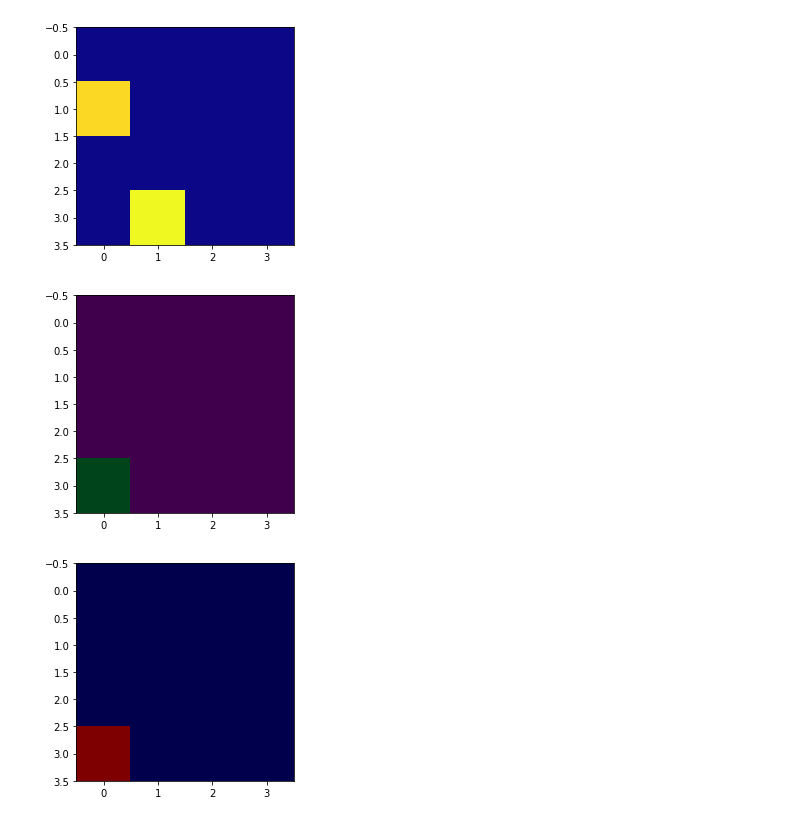
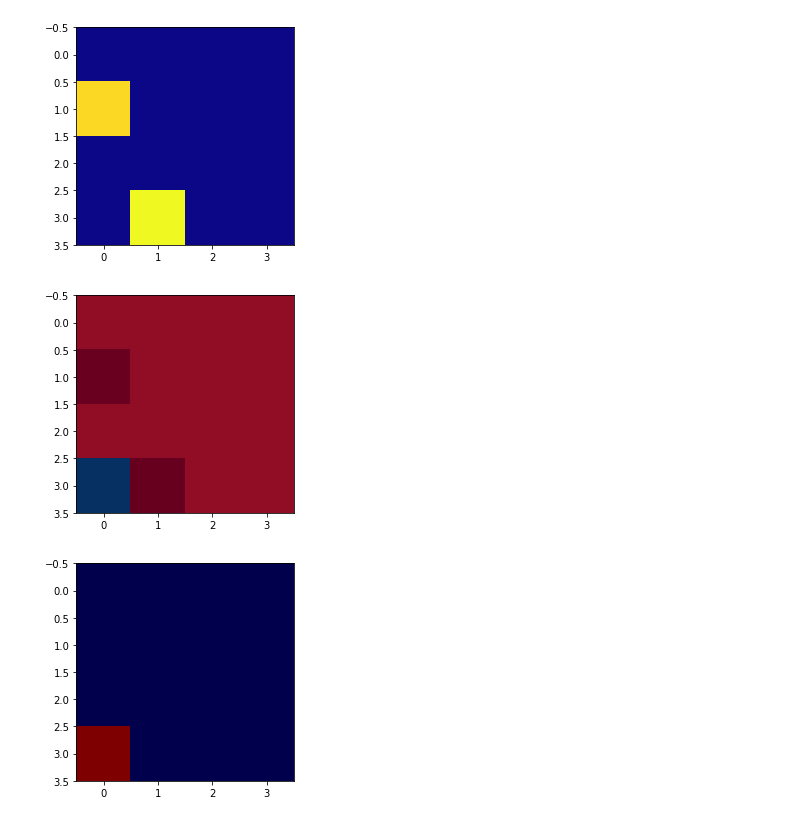
Before and after one commit to as395/GammaSpectroscopy, a Jupyter notebook: Decay scheme to measured peaks (text file input).ipynb, the cells around one changed output. Drawn from its saved outputs; the diff is of its cells as text; code cells hidden in the pictures.

```diff
--- a/Decay scheme to measured peaks (text file input).ipynb
+++ b/Decay scheme to measured peaks (text file input).ipynb
@@ -67,8 +67,9 @@ print("Branching fractions:",'\n',x)
 # X = np.array([[0,0,0,0],[99.9826,0,0,0],[0.0012,0.0076,0,0],[0.000002,99.85,0.0075,0]])
 
 '''Total Efficiency'''
-T = np.array(Data[6])
-et = T.sum()/64 #for total array
+# T = np.array(Data[6])
+# et = T.sum()/64 #for total array
+et = 1
 print("Total efficiency:",'\n',et)
 
 '''Peak Efficiencies'''
@@ -102,26 +103,27 @@ e = c*et
 b = x-e
 
 '''Source disintegration rate'''
-r = np.array(Data[11])
-R = r.sum()
+# r = np.array(Data[11])
+# R = r.sum()
+R = 100
 print("Source disintegration rate:",R)
 
 E = np.identity(len(Data[11]))
 
 '''NO SUMMING'''
 Ao = a
-Bo = E+b
-print("B_o",'\n', Bo)
+Bo = E+x
+# print("B_o",'\n', Bo)
 
 no = F.dot(Bo)
-print("(F . B_o)", '\n',no)
+# print("(F . B_o)", '\n',no)
 No = E*no
-print("N_o",'\n',No)
+# print("N_o",'\n',No)
 
 mo = Bo[0:len(Data[11]),0]
 # print(mo)
-Mo = E*mo
-print("M_o",'\n', Mo)
+Mo = E
+# print("M_o",'\n', Mo)
 
 So = R*No.dot(Ao).dot(Mo)
 # print("Peaks without summing:",'\n',So)
@@ -204,8 +206,8 @@ print("Peaks without summing:",'\n',So)
 
 # "false" correction coefficient
 
-# FS = S-So
-# print("Difference due to full summing correction:",'\n',FS)
+FS = S-So
+print("Difference due to full summing correction:",'\n',FS)
 
 # FOS = S1-So
 # print("Difference due to first-order summing correction:",'\n',FOS)
@@ -249,9 +251,9 @@ NoCorrectionIntensity=plt.imshow(So, cmap='plasma', interpolation='none')
 [figure]
 # %%
 '''Plots of Differences due to summing order'''
-FullSumming=plt.imshow(FS, cmap='PRGn', interpolation='none')
+FullSumming=plt.imshow(FS, cmap='RdBu', interpolation='none')
 # %% [output]
-[figure, old version]
+[figure, new version]
 # %%
 FirstOrder=plt.imshow(FOS, cmap='seismic', interpolation='none')
 # %% [output]
```
Also changed, not shown: parts of 1 cell of this notebook.
